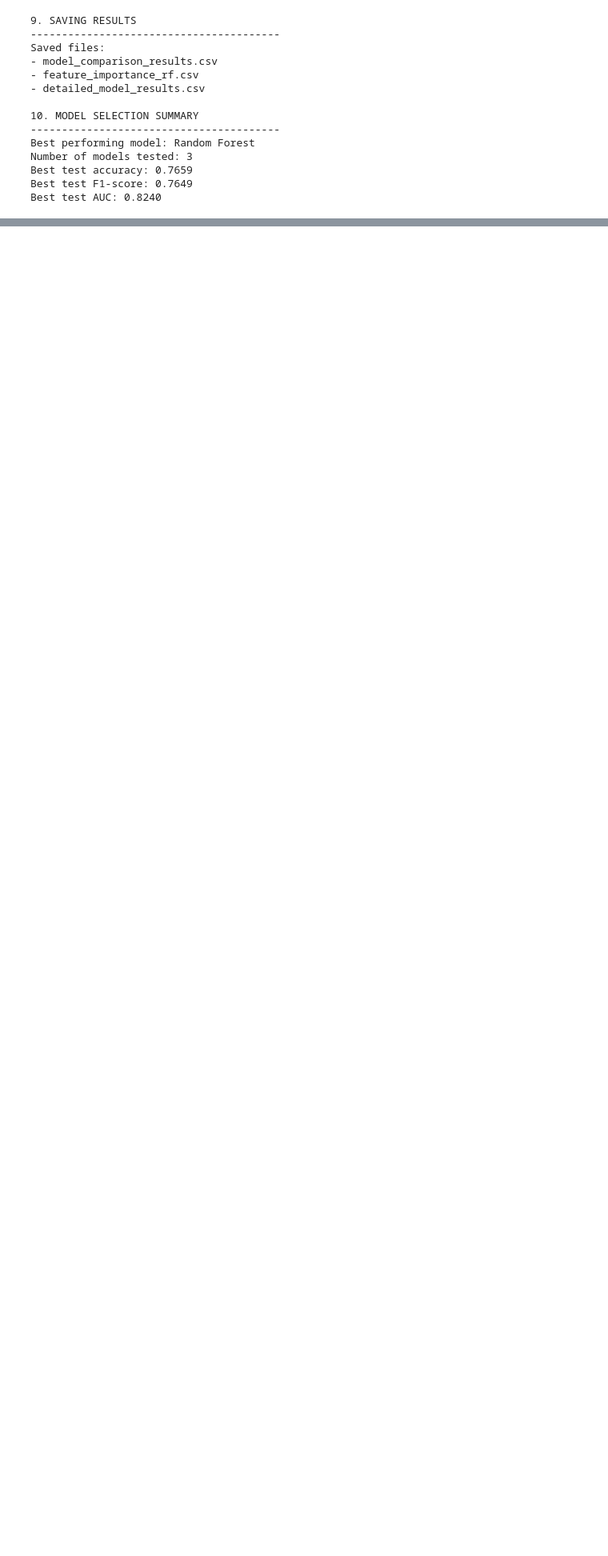
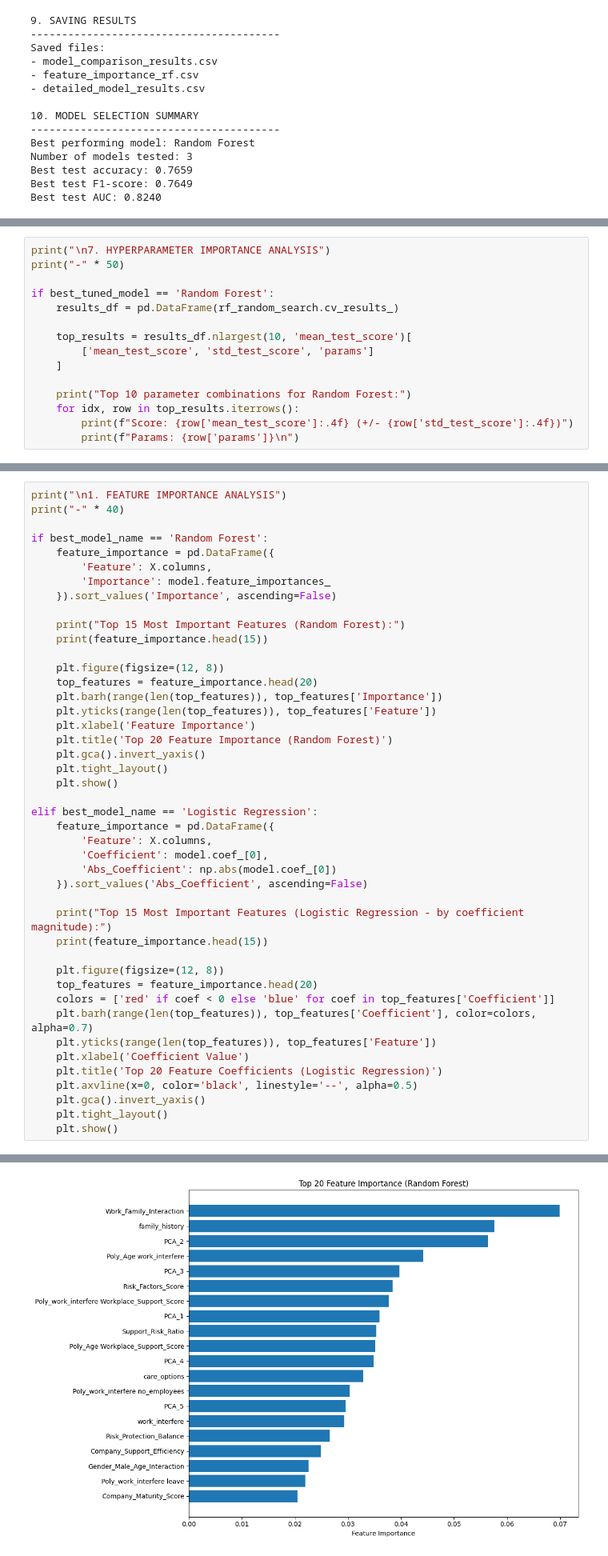
Before and after one commit to Aishaamalik/Mental-Health-Economic-Indicators-Project-, a Jupyter notebook: PROJECT_6.ipynb, the cells around one changed output, grey strips where cells are left out. Shown at 80% size. Saved outputs shown, nothing was run; the diff lists cells and outputs as text; blank space fills up the shorter version.

```diff
--- a/PROJECT_6.ipynb
+++ b/PROJECT_6.ipynb
@@ -2712,0 +3094,15 @@ Best test AUC: 0.8240
+# %%
+print("\n7. HYPERPARAMETER IMPORTANCE ANALYSIS")
+print("-" * 50)
+
+if best_tuned_model == 'Random Forest':
+    results_df = pd.DataFrame(rf_random_search.cv_results_)
+
+    top_results = results_df.nlargest(10, 'mean_test_score')[
+        ['mean_test_score', 'std_test_score', 'params']
+    ]
+
+    print("Top 10 parameter combinations for Random Forest:")
+    for idx, row in top_results.iterrows():
+        print(f"Score: {row['mean_test_score']:.4f} (+/- {row['std_test_score']:.4f})")
+        print(f"Params: {row['params']}\n")
@@ -2712,0 +3394,45 @@ Best test AUC: 0.8240
+# %%
+print("\n1. FEATURE IMPORTANCE ANALYSIS")
+print("-" * 40)
+
+if best_model_name == 'Random Forest':
+    feature_importance = pd.DataFrame({
+        'Feature': X.columns,
+        'Importance': model.feature_importances_
+    }).sort_values('Importance', ascending=False)
+
+    print("Top 15 Most Important Features (Random Forest):")
+    print(feature_importance.head(15))
+
+    plt.figure(figsize=(12, 8))
+    top_features = feature_importance.head(20)
+    plt.barh(range(len(top_features)), top_features['Importance'])
+    plt.yticks(range(len(top_features)), top_features['Feature'])
+    plt.xlabel('Feature Importance')
+    plt.title('Top 20 Feature Importance (Random Forest)')
+    plt.gca().invert_yaxis()
+    plt.tight_layout()
+    plt.show()
+
+elif best_model_name == 'Logistic Regression':
+    feature_importance = pd.DataFrame({
+        'Feature': X.columns,
+        'Coefficient': model.coef_[0],
+        'Abs_Coefficient': np.abs(model.coef_[0])
+    }).sort_values('Abs_Coefficient', ascending=False)
+
+    print("Top 15 Most Important Features (Logistic Regression - by coefficient magnitude):")
+    print(feature_importance.head(15))
+
+    plt.figure(figsize=(12, 8))
+    top_features = feature_importance.head(20)
+    colors = ['red' if coef < 0 else 'blue' for coef in top_features['Coefficient']]
+    plt.barh(range(len(top_features)), top_features['Coefficient'], color=colors, alpha=0.7)
+    plt.yticks(range(len(top_features)), top_features['Feature'])
+    plt.xlabel('Coefficient Value')
+    plt.title('Top 20 Feature Coefficients (Logistic Regression)')
+    plt.axvline(x=0, color='black', linestyle='--', alpha=0.5)
+    plt.gca().invert_yaxis()
+    plt.tight_layout()
+    plt.show()
+# %% [output]
@@ -2712,0 +3458 @@ Best test AUC: 0.8240
+[figure, added]
```
Also changed, not shown: parts of 51 cells of this notebook.
